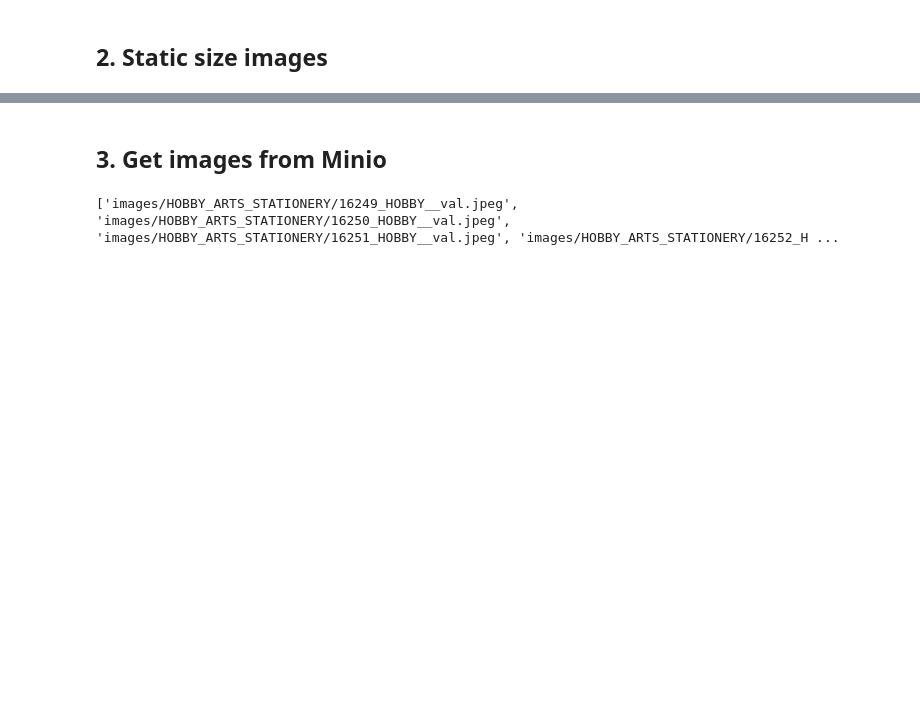
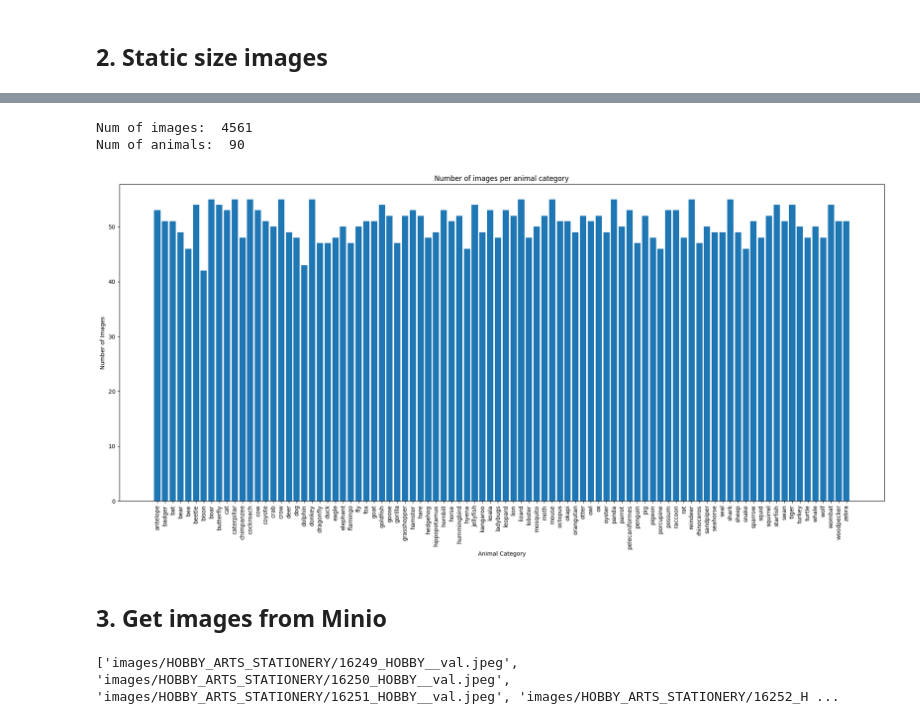
Before and after one commit to PhamTrinhDuc/Image-Retrievel-Engine, a Jupyter notebook: source/data_processer/analyze_data.ipynb, the cells around one changed output, grey strips where cells are left out. Drawn from its saved outputs; the diff is of its cells as text; code cells hidden in the pictures; blank space fills up the shorter version.

```diff
--- a/source/data_processer/analyze_data.ipynb
+++ b/source/data_processer/analyze_data.ipynb
@@ -71,3 +94,52 @@ plt.show()
+# %%
+outline_images = []
+rs_images = []
+
+for img in list_images:
+  h, w = Image.open(img).size
+  if h > 1500 or w > 1500:
+    outline_images.append(img)
+    continue
+  if h < 150 or w < 150:
+    outline_images.append(img)
+    continue
+  rs_images.append(img)
+# %%
+folder_path = "/mnt/c/Users/Admin/Downloads/archive/animals/animals"
+list_animals = []
+animal_images = {}
+list_images = []
+
+for animal in os.listdir(folder_path):
+  path = os.path.join(folder_path, animal)
+  animal_path = []
+  for img in os.listdir(path):
+    image_path = os.path.join(path, img)
+    w, h = Image.open(image_path).size
+    if h > 1500 or w > 1500:
+      continue
+    if h < 150 or w < 150:
+      continue
+    animal_path.append(image_path)
+
+  list_animals.append(animal)
+  animal_images[animal] = animal_path
+  list_images.extend(animal_path)
+# %%
+print("Num of images: ", len(list_images))
+print("Num of animals: ", len(list_animals))
+
+plt.figure(figsize=(24, 10))
+plt.bar(animal_images.keys(), [len(v) for v in animal_images.values()])
+plt.xticks(rotation=90)
+plt.title("Number of images per animal category")
+plt.xlabel("Animal Category")
+plt.ylabel("Number of Images")
+plt.show()
+# %% [output]
+Num of images:  4561
+Num of animals:  90
+[figure, added]
 # %% [markdown]
 ## 3. Get images from Minio
 # %%
```
Also changed, not shown: parts of 5 cells of this notebook, 1 other file.
